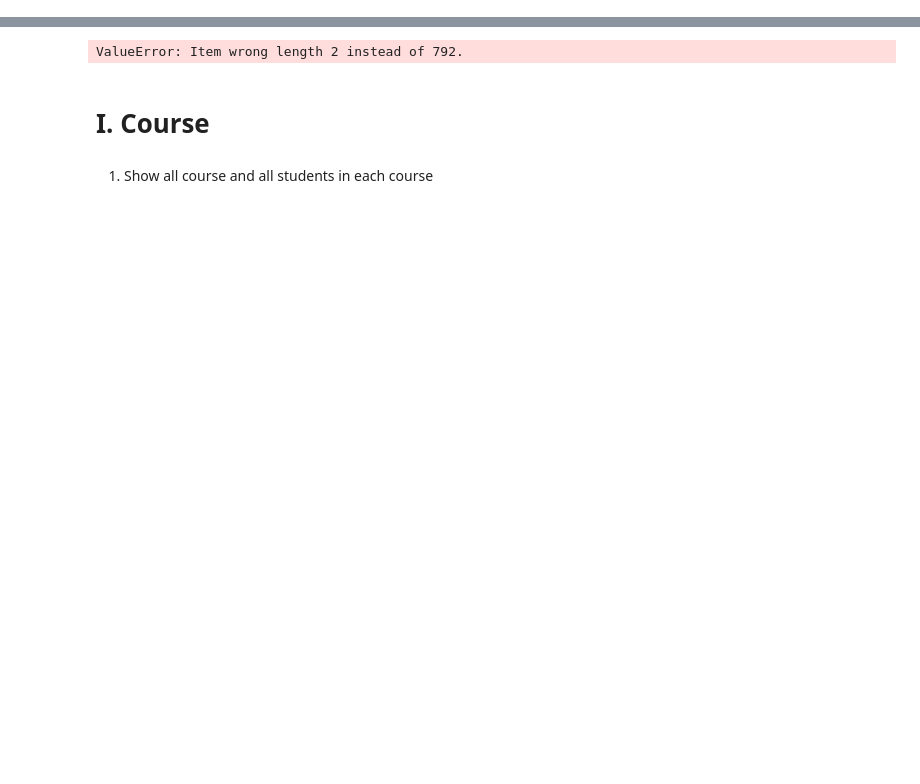
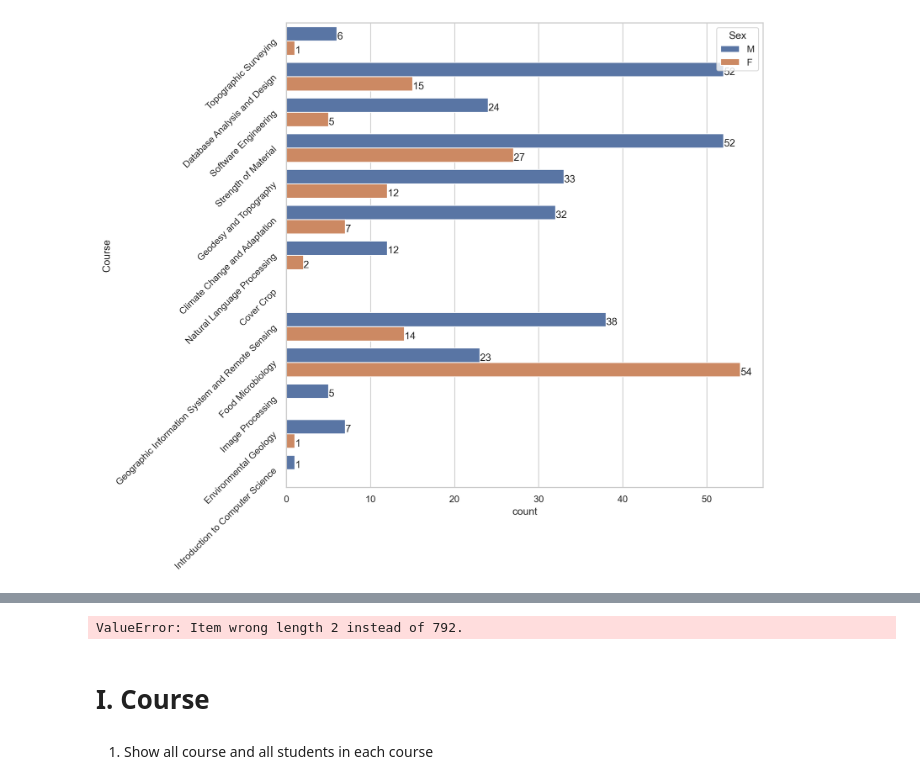
Before and after one commit to VIRAK33/Streamlit, a Jupyter notebook: I5Project_Data visualization.ipynb, the cells around one changed output, grey strips where cells are left out. Saved outputs shown, nothing was run; the diff lists cells and outputs as text; code cells hidden in the pictures; blank space fills up the shorter version.

```diff
--- a/I5Project_Data visualization.ipynb
+++ b/I5Project_Data visualization.ipynb
@@ -23,0 +8,36 @@ df1
+# %%
+import pandas as pd
+md =pd.read_csv('moodleitcdata.csv')
+md = md.rename(columns={'userid':'ID', 'username': 'Username', 'firstname':'Student Name', 'phone1':'Sex', 'department':'Department', 'lastname':'Group', 'courseName':'Course Name', 'moduleName':'Module Name', 'completionstate': 'State', 'CompletionDate':'Completion Date'})
+
+
+progress = md[(md['State'] == 1) & (md['Completion Date'] >= str(startDate)) & (md['Completion Date'] <= str(endDate))]
+# pg = progress.groupby(['Student Name','Course Name']).count()
+# print(pg[['ID']])
+arr = []
+for i in range(0, len(progress)):
+    name = progress.iloc[i][2]
+    sex =  progress.iloc[i][3]
+    course = progress.iloc[i][6]
+
+    completed = progress[progress['Student Name'] == name].count()
+
+
+    if [name, sex,course, completed[0]] not in arr:
+        arr.insert(i, [name, sex, course, completed[0]])
+
+
+pro = pd.DataFrame(arr, columns = ['Student Name', 'Sex', 'Course', 'Completed'])
+pro.sort_values(by=['Student Name'], inplace=True)
+
+
+plt.figure(figsize=(10,10), dpi=250)
+g2 = sns.countplot(hue= "Sex",y="Course",  data=pro)
+plt.yticks(rotation = 45)
+for p in g2.patches:
+        percentage = '{:.0f}'.format(p.get_width())
+        x = p.get_x() + p.get_width() + 0.02
+        y = (p.get_y() + p.get_height()/2) + 0.15
+        g2.annotate(percentage, (x, y))
+# %% [output]
+[figure, added]
```
Also changed, not shown: parts of 18 cells of this notebook, 27 other files.
